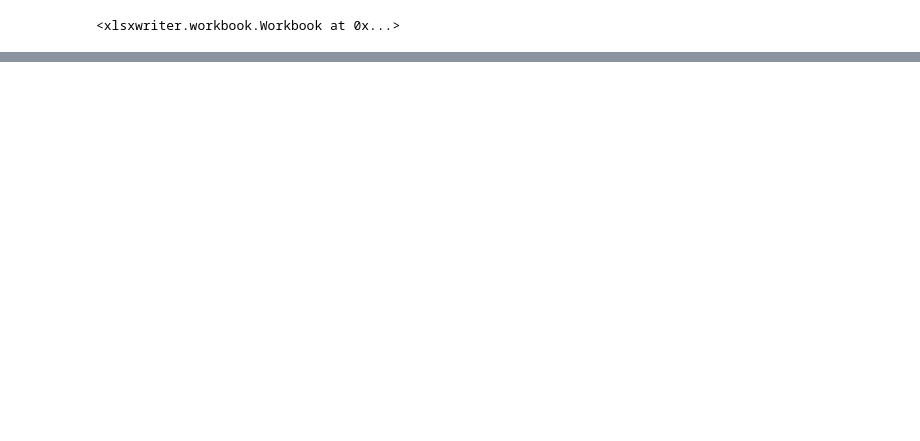
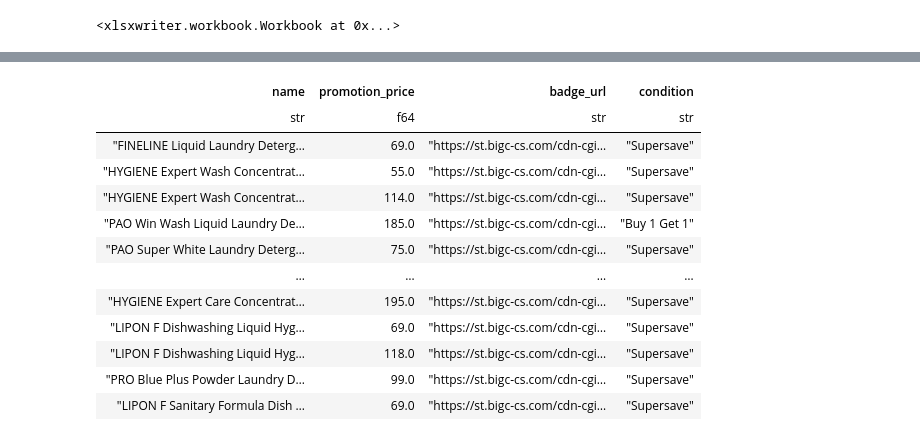
Before and after one commit to chaunijs/onlineshoppingprice, a Jupyter notebook: big_C_cloudflare.ipynb, the cells around one changed output, grey strips where cells are left out. Drawn from its saved outputs; the diff is of its cells as text; code cells hidden in the pictures; blank space fills up the shorter version.

```diff
--- a/big_C_cloudflare.ipynb
+++ b/big_C_cloudflare.ipynb
@@ -729,0 +863,72 @@ df_trans_big_c.write_excel(f"big_c_result_{today_date}.xlsx")
+# %%
+# @title Run OCR on Watchlist Badges
+import io
+import requests
+import easyocr
+import polars as pl
+import numpy as np
+from PIL import Image
+import IPython.display as display
+
+# 1. Initialize OCR (if not already done)
+print("🔄 Initializing OCR Engine...")
+reader = easyocr.Reader(['en', 'th'])
+
+# 2. Get unique badge URLs from your dataframe (excluding null strings)
+unique_urls = [
+    url for url in df_watchlist_final["badge_url"].unique().to_list()
+    if url and url != "null"
+]
+
+if not unique_urls:
+    print("⚠️ No valid badge URLs found to process.")
+else:
+    print(f"🔍 Processing {len(unique_urls)} unique badges...")
+    badge_map = {}
+
+    for url in unique_urls:
+        try:
+            # Download the image
+            headers = {"User-Agent": "Mozilla/5.0"}
+            response = requests.get(url, headers=headers, timeout=10)
+
+            if response.status_code == 200:
+                img = Image.open(io.BytesIO(response.content)).convert('RGB')
+
+                # Upscale by 4x for better OCR accuracy on small badges
+                img = img.resize((img.width * 4, img.height * 4), resample=Image.LANCZOS)
+                img_array = np.array(img)
+
+                # Read text
+                results = reader.readtext(img_array)
+                raw_text = " ".join([res[1] for res in results])
+
+                # Route through your custom condition function!
+                label = get_condition_from_text(raw_text)
+                badge_map[url] = label
+                print(f"✅ Extracted: '{raw_text}' -> Mapped to: {label}")
+            else:
+                badge_map[url] = None
+
+        except Exception as e:
+            print(f"❌ Error processing badge: {e}")
+            badge_map[url] = None
+
+    # Handle null mapping safely
+    badge_map["null"] = None
+    badge_map[None] = None
+
+    # 3. Overwrite the condition column in df_watchlist_final
+    df_watchlist_final = df_watchlist_final.with_columns(
+        pl.col("badge_url").replace(badge_map, default=None).alias("condition")
+    )
+
+    print("\n✨ OCR Process Complete!")
+
+    # Display the updated rows
+    display.display(
+        df_watchlist_final
+        .select(["name", "promotion_price", "badge_url", "condition"])
+        .filter(pl.col("condition").is_not_null())
+    )
+# %% [output]
@@ -729,0 +945,13 @@ df_trans_big_c.write_excel(f"big_c_result_{today_date}.xlsx")
+| name | promotion_price | badge_url | condition |
+| str | f64 | str | str |
+| "FINELINE Liquid Laundry Deterg… | 69.0 | "https://st.bigc-cs.com/cdn-cgi… | "Supersave" |
+| "HYGIENE Expert Wash Concentrat… | 55.0 | "https://st.bigc-cs.com/cdn-cgi… | "Supersave" |
+| "HYGIENE Expert Wash Concentrat… | 114.0 | "https://st.bigc-cs.com/cdn-cgi… | "Supersave" |
+| "PAO Win Wash Liquid Laundry De… | 185.0 | "https://st.bigc-cs.com/cdn-cgi… | "Buy 1 Get 1" |
+| "PAO Super White Laundry Deterg… | 75.0 | "https://st.bigc-cs.com/cdn-cgi… | "Supersave" |
+| … | … | … | … |
+| "HYGIENE Expert Care Concentrat… | 195.0 | "https://st.bigc-cs.com/cdn-cgi… | "Supersave" |
+| "LIPON F Dishwashing Liquid Hyg… | 69.0 | "https://st.bigc-cs.com/cdn-cgi… | "Supersave" |
+| "LIPON F Dishwashing Liquid Hyg… | 118.0 | "https://st.bigc-cs.com/cdn-cgi… | "Supersave" |
+| "PRO Blue Plus Powder Laundry D… | 99.0 | "https://st.bigc-cs.com/cdn-cgi… | "Supersave" |
+| "LIPON F Sanitary Formula Dish … | 69.0 | "https://st.bigc-cs.com/cdn-cgi… | "Supersave" |
```
Also changed, not shown: parts of 15 cells of this notebook.
